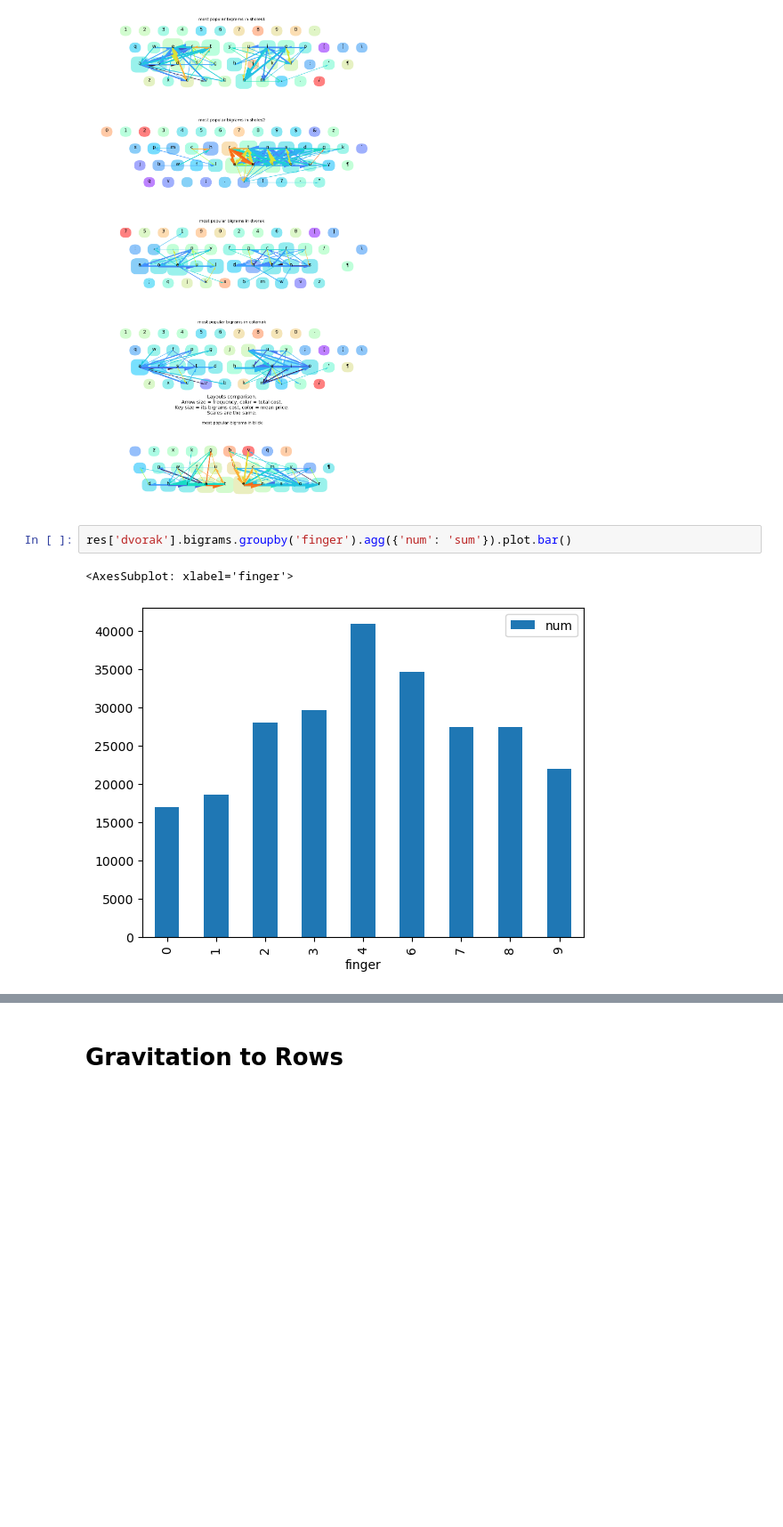
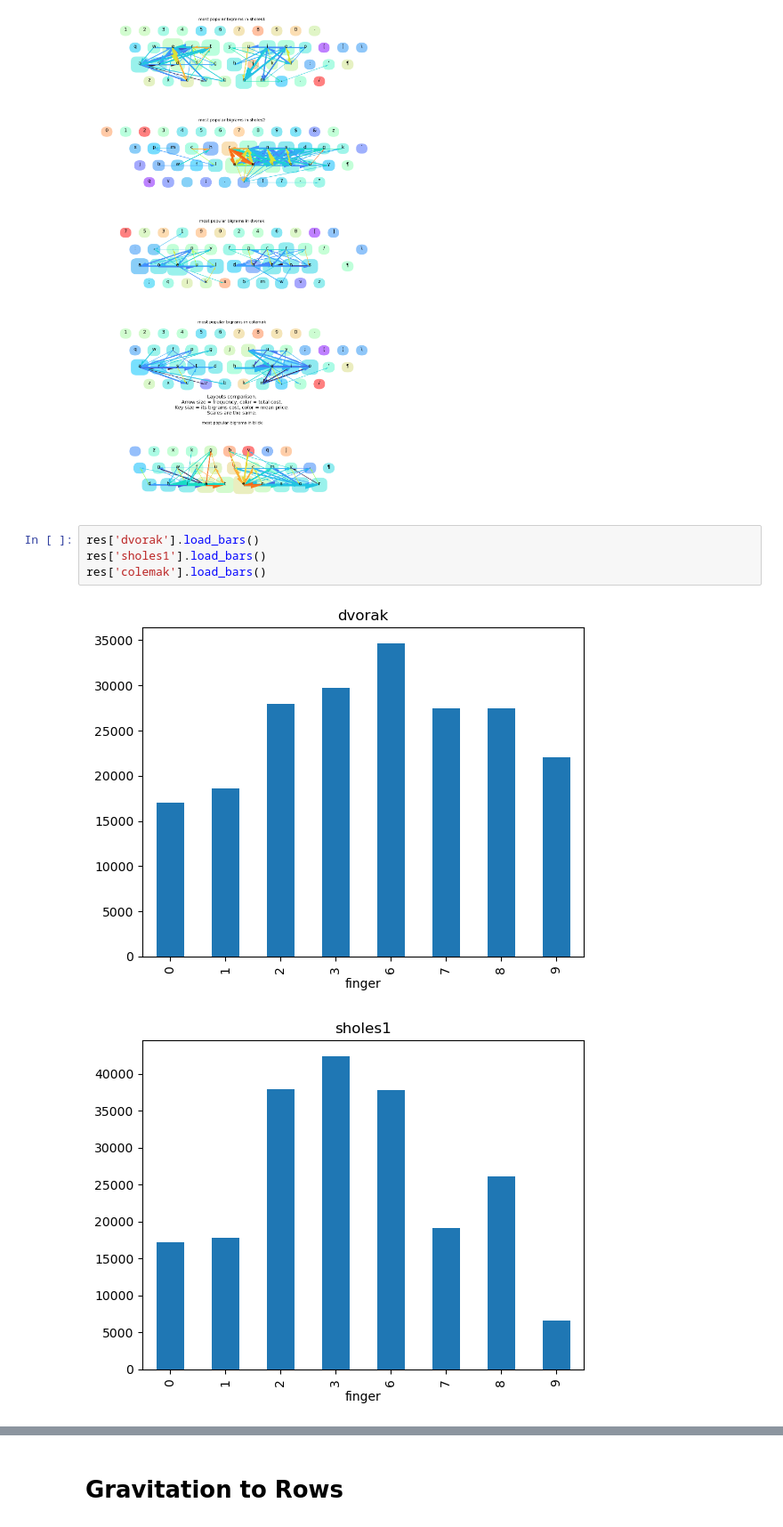
Before and after one commit to culebron/rus-layout-opt, a Jupyter notebook: English Layouts.ipynb, the cells around one changed output, grey strips where cells are left out. Shown at 89% size. Saved outputs shown, nothing was run; the diff lists cells and outputs as text; blank space fills up the shorter version.

```diff
--- a/English Layouts.ipynb
+++ b/English Layouts.ipynb
@@ -192,7 +192,9 @@ res['sholes1'].combomap(res['sholes2'], res['dvorak'], res['colemak'], res['blic
 # %% [output]
 [figure]
 # %%
-res['dvorak'].bigrams.groupby('finger').agg({'num': 'sum'}).plot.bar()
+res['dvorak'].load_bars()
+res['sholes1'].load_bars()
+res['colemak'].load_bars()
 # %% [output]
-<AxesSubplot: xlabel='finger'>
-[figure, old version]
+[figure, new version]
+[figure, added]
```
Also changed, not shown: parts of 2 cells of this notebook.
